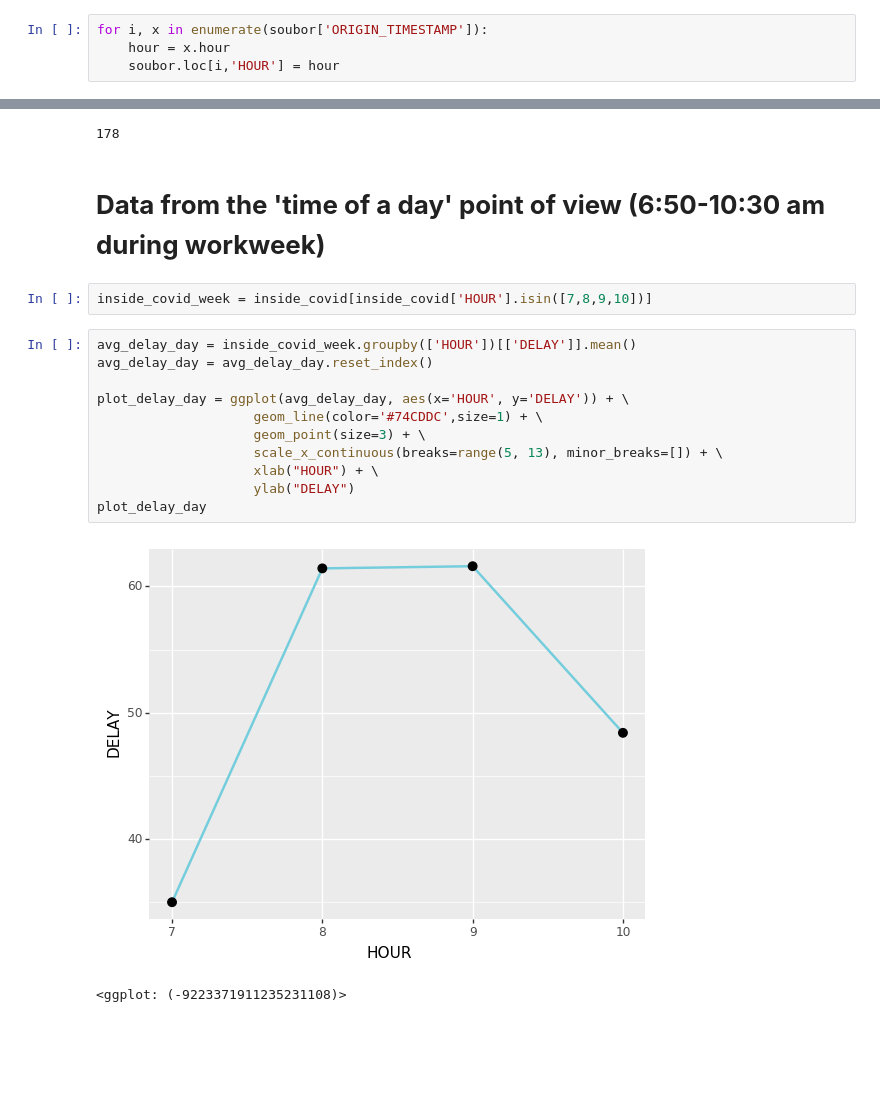
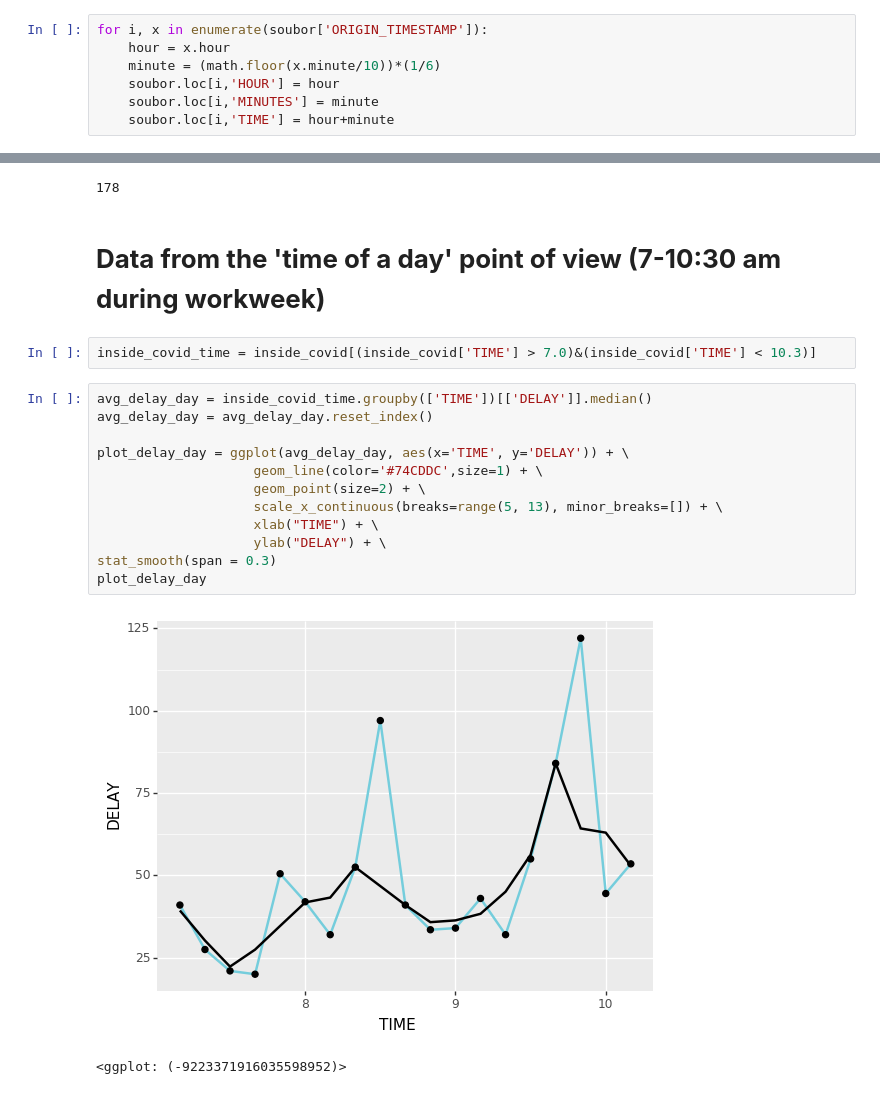
Before and after one commit to hrubajan/da_projekt_gol, a Jupyter notebook: 07_inside_covid.ipynb, the cells around one changed output, grey strips where cells are left out. Saved outputs shown, nothing was run; the diff lists cells and outputs as text; blank space fills up the shorter version.

```diff
--- a/07_inside_covid.ipynb
+++ b/07_inside_covid.ipynb
@@ -61,5 +62,8 @@ New column with just the hour when the bus sent the location/was at the bus stop
 # %%
 for i, x in enumerate(soubor['ORIGIN_TIMESTAMP']):
     hour = x.hour
+    minute = (math.floor(x.minute/10))*(1/6)
     soubor.loc[i,'HOUR'] = hour
+    soubor.loc[i,'MINUTES'] = minute
+    soubor.loc[i,'TIME'] = hour+minute
 # %% [markdown]
@@ -71,21 +75,22 @@ len(inside_covid['UNICORN'].unique())
 # %% [output]
 178
 # %% [markdown]
-# **Data from the 'time of a day' point of view (6:50-10:30 am during workweek)**
+# **Data from the 'time of a day' point of view (7-10:30 am during workweek)**
-# %%
-inside_covid_week = inside_covid[inside_covid['HOUR'].isin([7,8,9,10])]
+# %%
+inside_covid_time = inside_covid[(inside_covid['TIME'] > 7.0)&(inside_covid['TIME'] < 10.3)]
 # %%
-avg_delay_day = inside_covid_week.groupby(['HOUR'])[['DELAY']].mean()
+avg_delay_day = inside_covid_time.groupby(['TIME'])[['DELAY']].median()
 avg_delay_day = avg_delay_day.reset_index()
 
-plot_delay_day = ggplot(avg_delay_day, aes(x='HOUR', y='DELAY')) + \
+plot_delay_day = ggplot(avg_delay_day, aes(x='TIME', y='DELAY')) + \
                     geom_line(color='#74CDDC',size=1) + \
-                    geom_point(size=3) + \
+                    geom_point(size=2) + \
                     scale_x_continuous(breaks=range(5, 13), minor_breaks=[]) + \
-                    xlab("HOUR") + \
-                    ylab("DELAY")
+                    xlab("TIME") + \
+                    ylab("DELAY") + \
+stat_smooth(span = 0.3)
 plot_delay_day
 # %% [output]
-[figure, old version]
+[figure, new version]
-<ggplot: (-9223371911235231108)>
+<ggplot: (-9223371916035598952)>
 # %%
```
Also changed, not shown: parts of 5 cells of this notebook, 12 other files.
